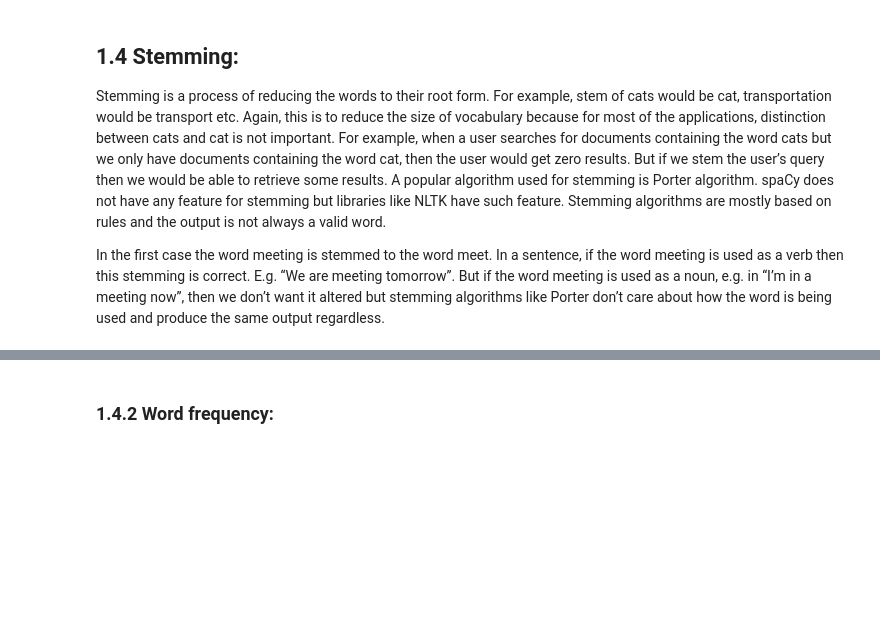
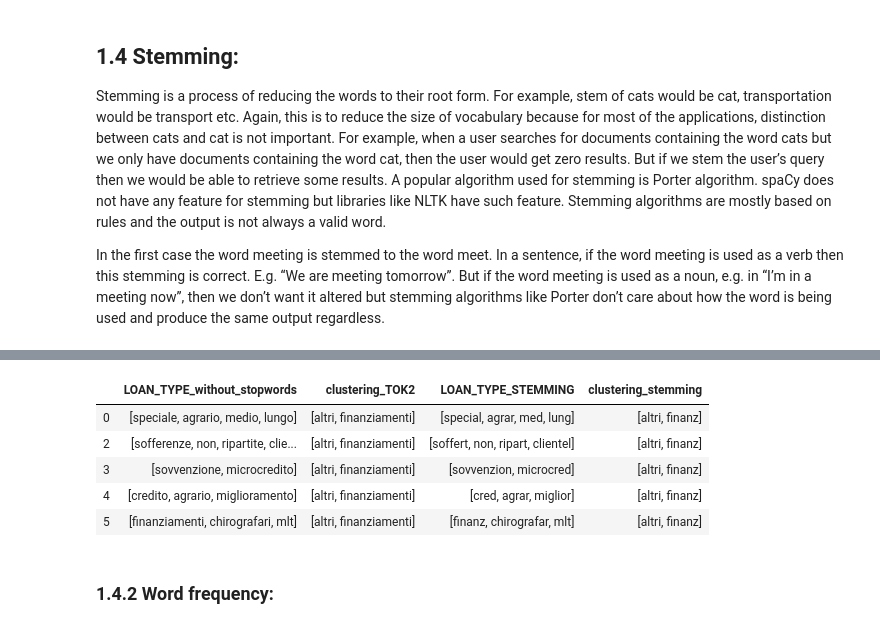
Before and after one commit to elenabolgiani/Python-projects, a Jupyter notebook: Tesi.ipynb, the cells around one changed output, grey strips where cells are left out. Saved outputs shown, nothing was run; the diff lists cells and outputs as text; code cells hidden in the pictures; blank space fills up the shorter version.

```diff
--- a/Tesi.ipynb
+++ b/Tesi.ipynb
@@ -703,3 +721,12 @@ df[['LOAN_TYPE_without_stopwords','clustering_TOK2','LOAN_TYPE_STEMMING','cluste
+# %%
+df[['LOAN_TYPE_without_stopwords','clustering_TOK2','LOAN_TYPE_STEMMING','clustering_stemming']].head(5)
+# %% [output]
+|  | LOAN_TYPE_without_stopwords | clustering_TOK2 | LOAN_TYPE_STEMMING | clustering_stemming |
+| 0 | [speciale, agrario, medio, lungo] | [altri, finanziamenti] | [special, agrar, med, lung] | [altri, finanz] |
+| 2 | [sofferenze, non, ripartite, clie... | [altri, finanziamenti] | [soffert, non, ripart, clientel] | [altri, finanz] |
+| 3 | [sovvenzione, microcredito] | [altri, finanziamenti] | [sovvenzion, microcred] | [altri, finanz] |
+| 4 | [credito, agrario, miglioramento] | [altri, finanziamenti] | [cred, agrar, miglior] | [altri, finanz] |
+| 5 | [finanziamenti, chirografari, mlt] | [altri, finanziamenti] | [finanz, chirografar, mlt] | [altri, finanz] |
 # %% [markdown]
 ### 1.4.2 Word frequency:
 # %%
```
Also changed, not shown: parts of 29 cells of this notebook.
